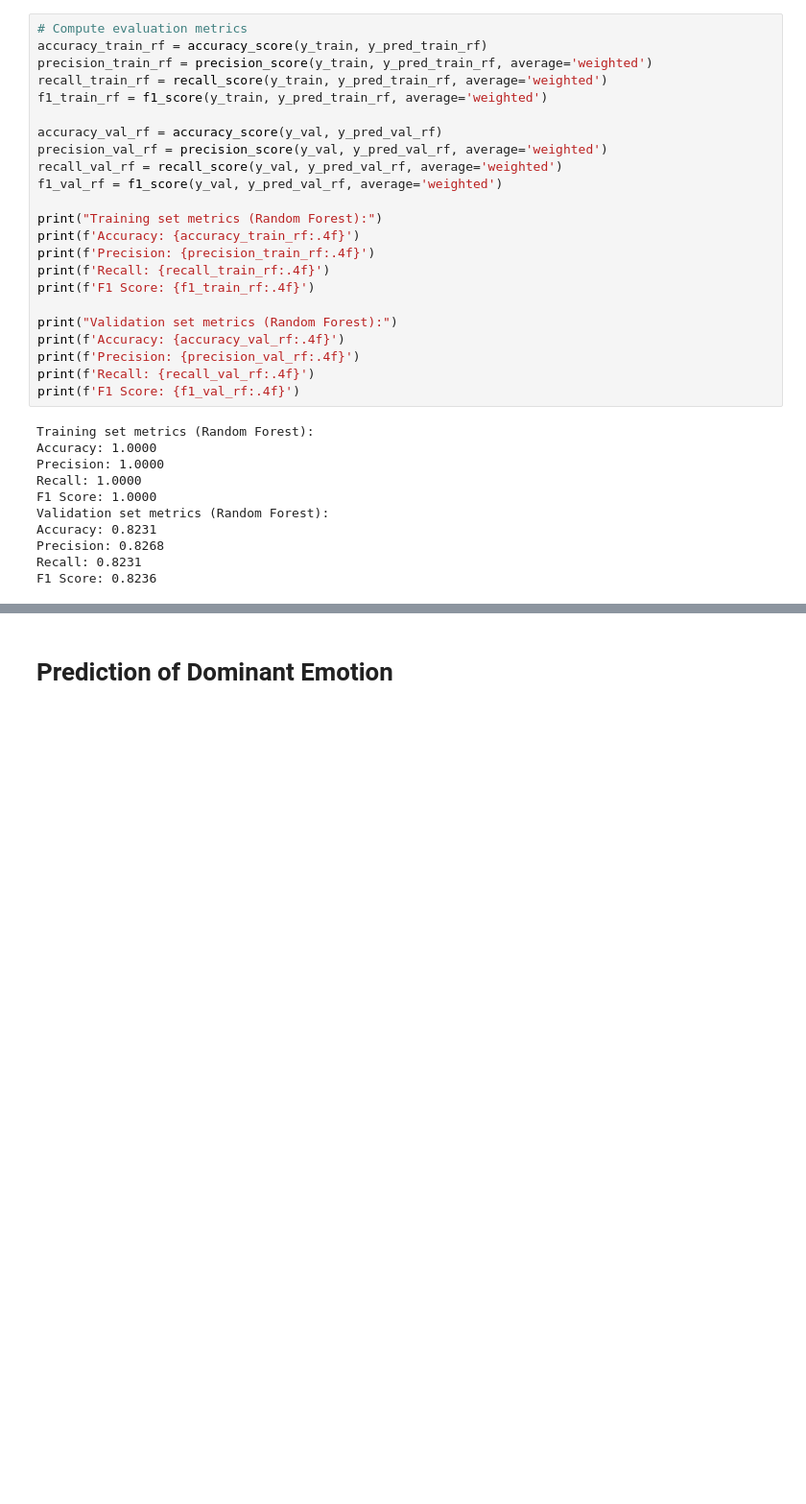
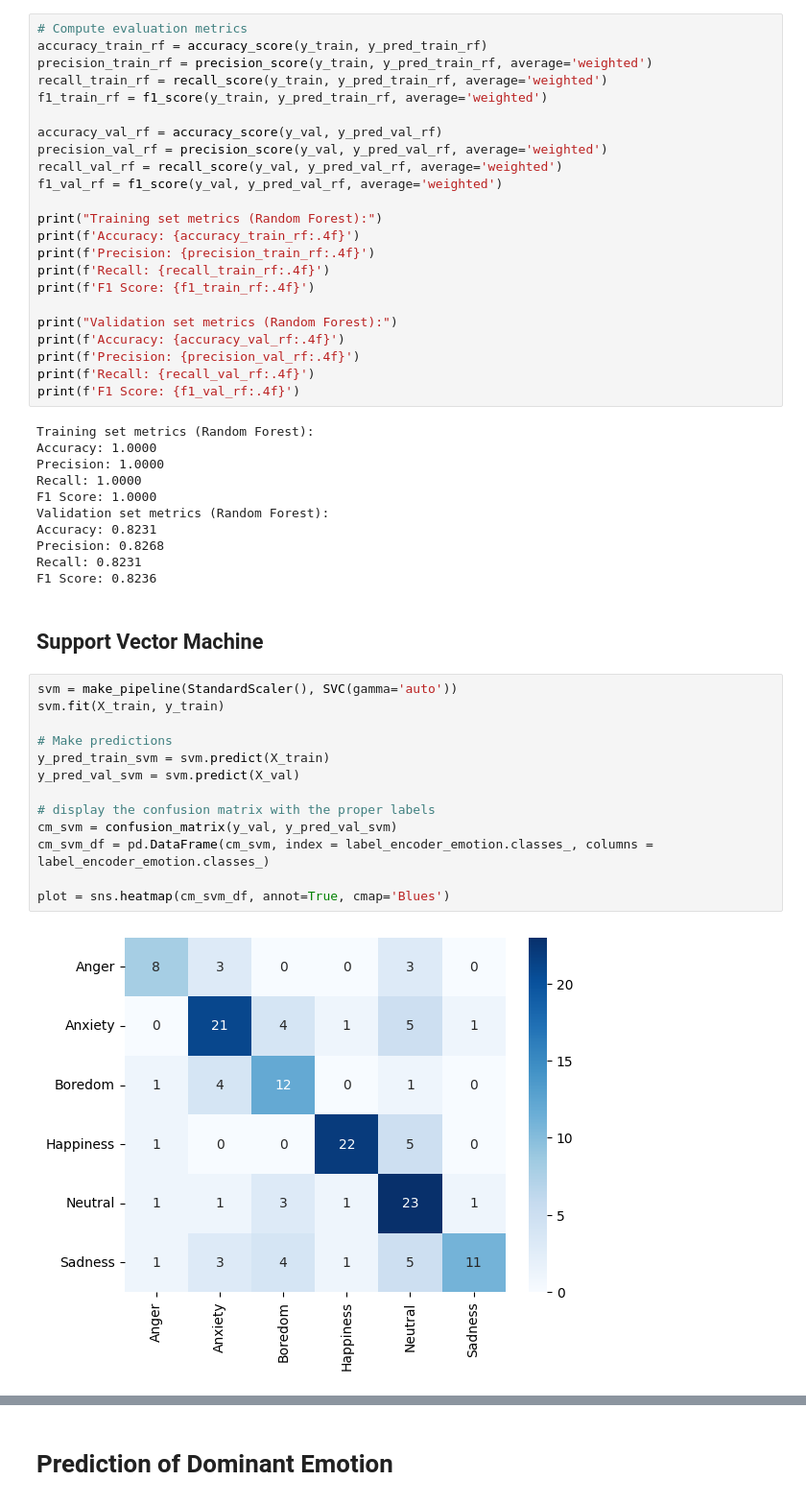
Before and after one commit to roshantaneja/ucla_cssi_2024, a Jupyter notebook: project/client.ipynb, the cells around one changed output, grey strips where cells are left out. Shown: that part at 96% size. Drawn from its saved outputs; the diff is of its cells as text; blank space fills up the shorter version.

```diff
--- a/project/client.ipynb
+++ b/project/client.ipynb
@@ -620,3 +640,20 @@ Accuracy: 0.8231
 Precision: 0.8268
 Recall: 0.8231
 F1 Score: 0.8236
+# %% [markdown]
+## Support Vector Machine
+# %%
+svm = make_pipeline(StandardScaler(), SVC(gamma='auto'))
+svm.fit(X_train, y_train)
+
+# Make predictions
+y_pred_train_svm = svm.predict(X_train)
+y_pred_val_svm = svm.predict(X_val)
+
+# display the confusion matrix with the proper labels
+cm_svm = confusion_matrix(y_val, y_pred_val_svm)
+cm_svm_df = pd.DataFrame(cm_svm, index = label_encoder_emotion.classes_, columns = label_encoder_emotion.classes_)
+
+plot = sns.heatmap(cm_svm_df, annot=True, cmap='Blues')
+# %% [output]
+[figure, added]
```
Also changed, not shown: parts of 15 cells of this notebook.
